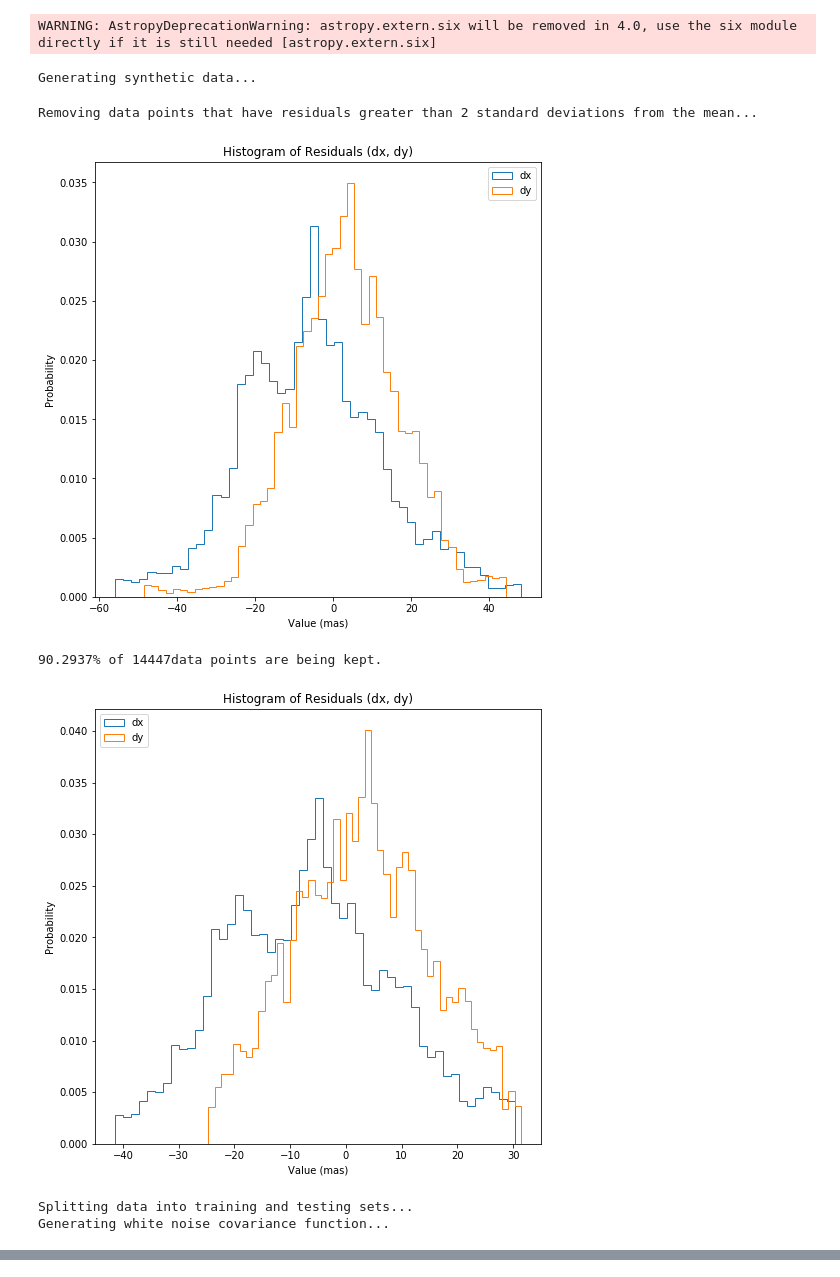
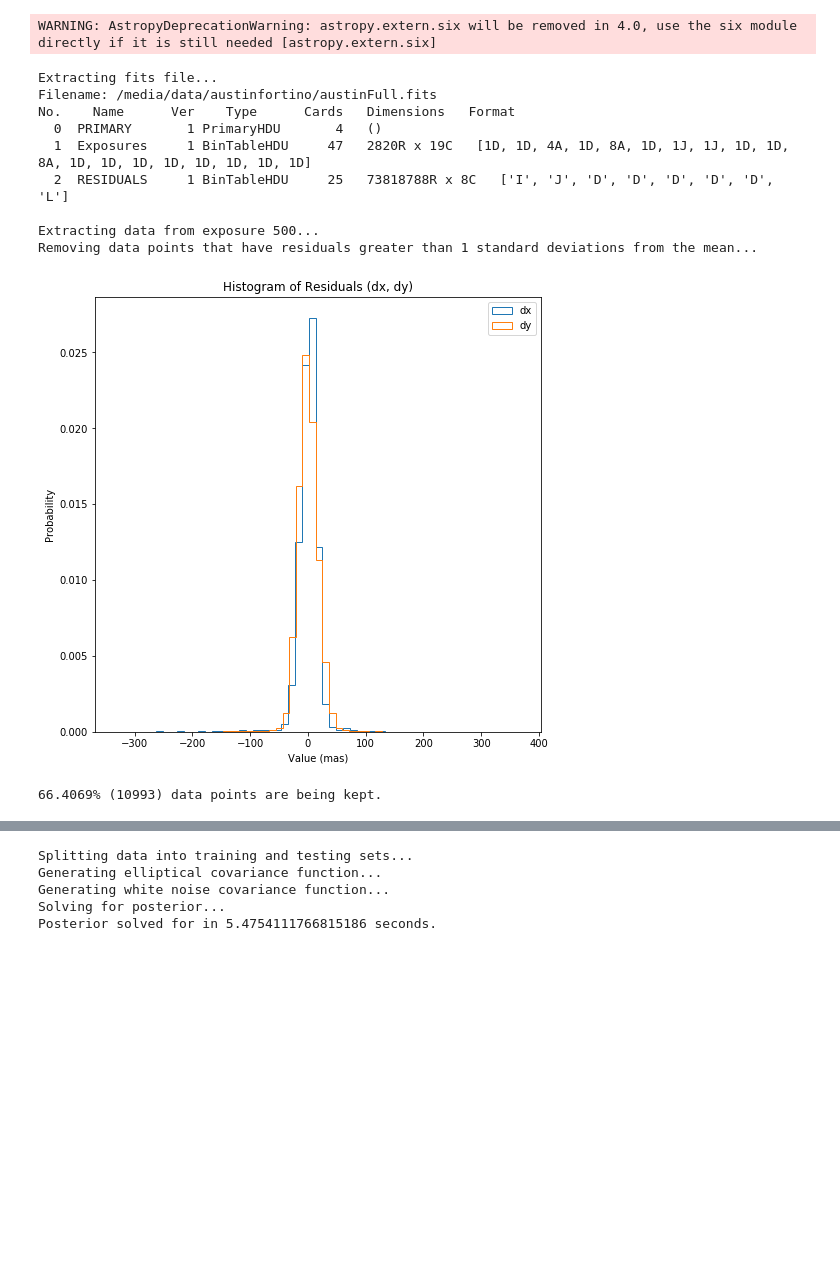
Before and after one commit to FoxFortino/DESworkspace, a Jupyter notebook: GPR.ipynb, the cells around one changed output, grey strips where cells are left out. Cells and saved outputs as stored; diff of their text form; code cells hidden in the pictures; blank space fills up the shorter version.

```diff
--- a/GPR.ipynb
+++ b/GPR.ipynb
@@ -10,6 +10,0 @@ GP = gpr.GPR(verbose=True, random_state=0)
-# %%
-thetaS = np.array([250, 0.6, 0.08, np.pi/3])
-GP.gen_synthetic_data(16000, thetaS)
-# GP.extract_exposure()
-# %% [output]
-Generating synthetic data...
@@ -20,11 +10,0 @@ Generating synthetic data...
-# %%
-GP.remove_outliers(2)
-GP.split_data(0.20)
-GP.white_cov()
-# %% [output]
-Removing data points that have residuals greater than 2 standard deviations from the mean...
-[figure, removed]
-90.2937% of 14447data points are being kept.
-[figure, removed]
-Splitting data into training and testing sets...
-Generating white noise covariance function...
@@ -30,0 +30,34 @@ Generating white noise covariance function...
+# %%
+"""Real Data"""
+theta0 = np.array([100, .1, .1, 0, 4])
+
+GP = gpr.GPR(
+    hoid=hoid,
+    folio2=folio2,
+    verbose=True,
+    nLML_factor=-1,
+    nLML_print=True,
+    random_state=0,
+    tensor=False)
+
+GP.extract_exposure()
+# sample = np.array([-0.5, 0, 0, 0.5])
+sample = None
+GP.extract_data(sample=sample)
+
+GP.remove_outliers(1, plot=True)
+GP.split_data(0.20)
+
+GP.fit(theta0)
+# %% [output]
+Extracting fits file...
+Filename: /media/data/austinfortino/austinFull.fits
+No.    Name      Ver    Type      Cards   Dimensions   Format
+  0  PRIMARY       1 PrimaryHDU       4   ()
+  1  Exposures     1 BinTableHDU     47   2820R x 19C   [1D, 1D, 4A, 1D, 8A, 1D, 1J, 1J, 1D, 1D, 8A, 1D, 1D, 1D, 1D, 1D, 1D, 1D, 1D]
+  2  RESIDUALS     1 BinTableHDU     25   73818788R x 8C   ['I', 'J', 'D', 'D', 'D', 'D', 'D', 'L']
+
+Extracting data from exposure 500...
+Removing data points that have residuals greater than 1 standard deviations from the mean...
+[figure, added]
+66.4069% (10993) data points are being kept.
@@ -31 +65,6 @@ Generating white noise covariance function...
+Splitting data into training and testing sets...
+Generating elliptical covariance function...
+Generating white noise covariance function...
+Solving for posterior...
+Posterior solved for in 5.4754111766815186 seconds.
 # %%
```
Also changed, not shown: parts of 10 cells of this notebook, 1 other file.
